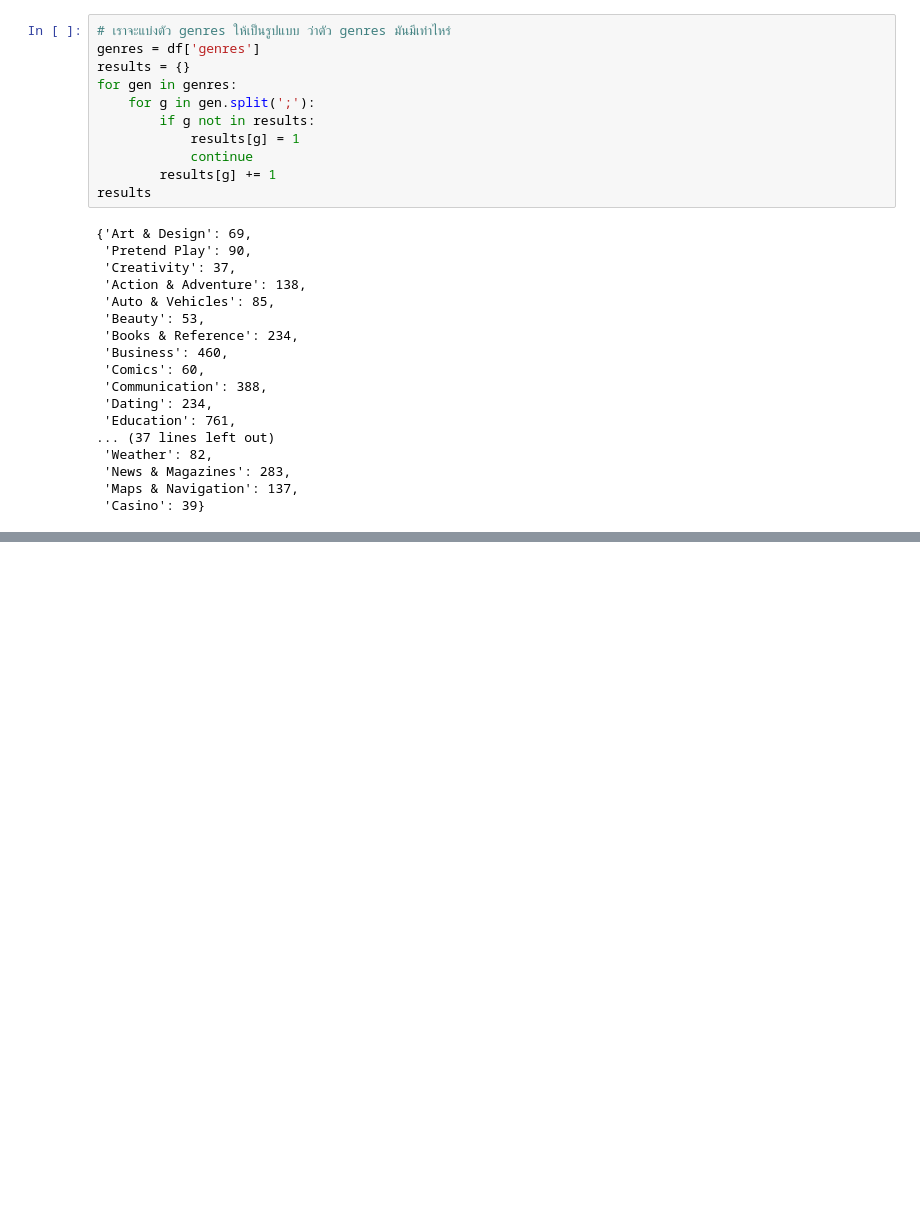
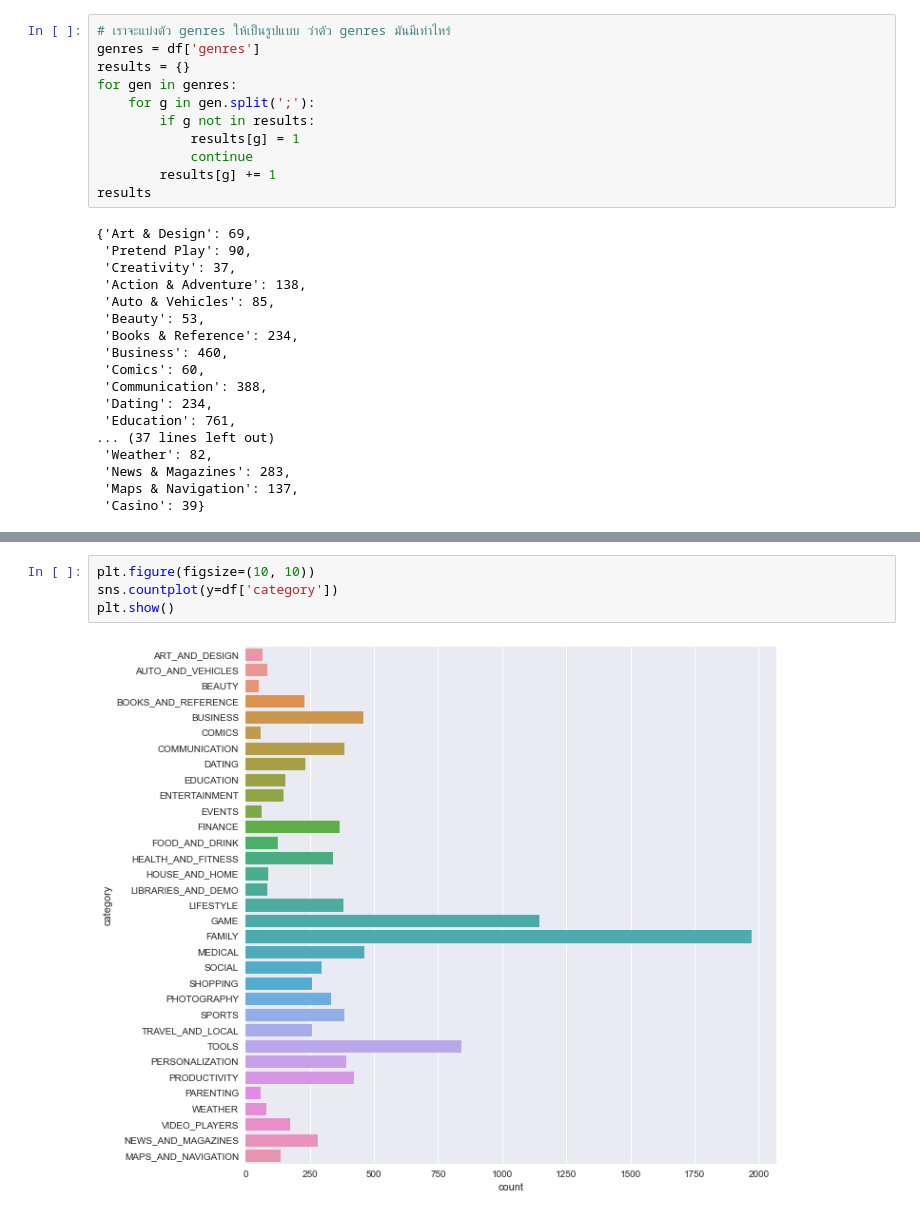
Before and after one commit to king-glitch/cs-434, a Jupyter notebook: index.ipynb, the cells around one changed output, grey strips where cells are left out. Drawn from its saved outputs; the diff is of its cells as text; blank space fills up the shorter version.

```diff
--- a/index.ipynb
+++ b/index.ipynb
@@ -270,0 +297,6 @@ Name: price, dtype: object
+# %%
+plt.figure(figsize=(10, 10))
+sns.countplot(y=df['category'])
+plt.show()
+# %% [output]
+[figure, added]
```
Also changed, not shown: parts of 30 cells of this notebook.
